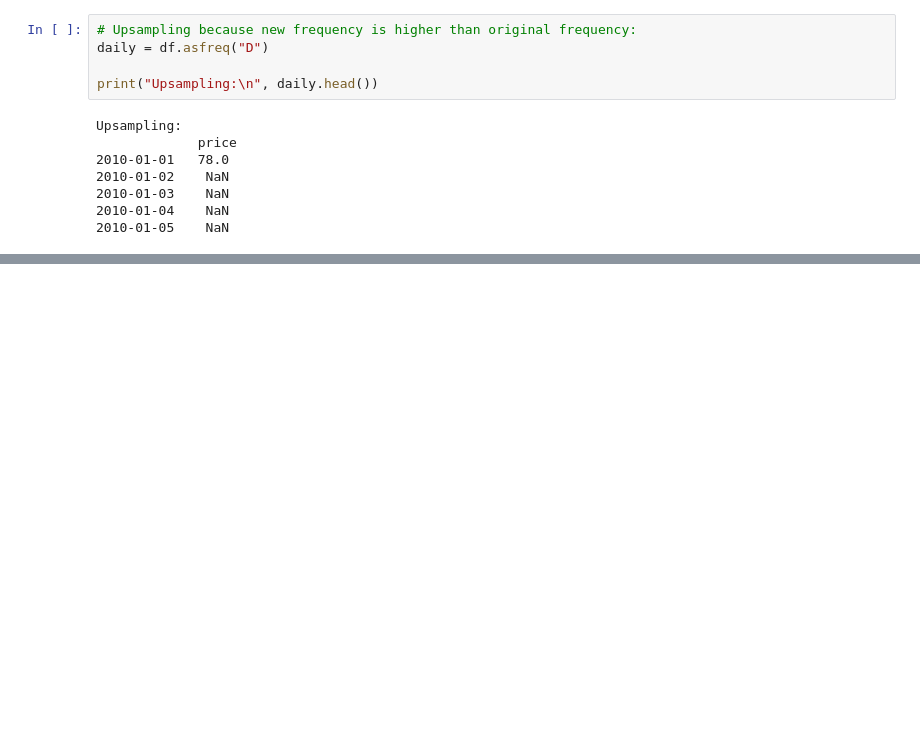
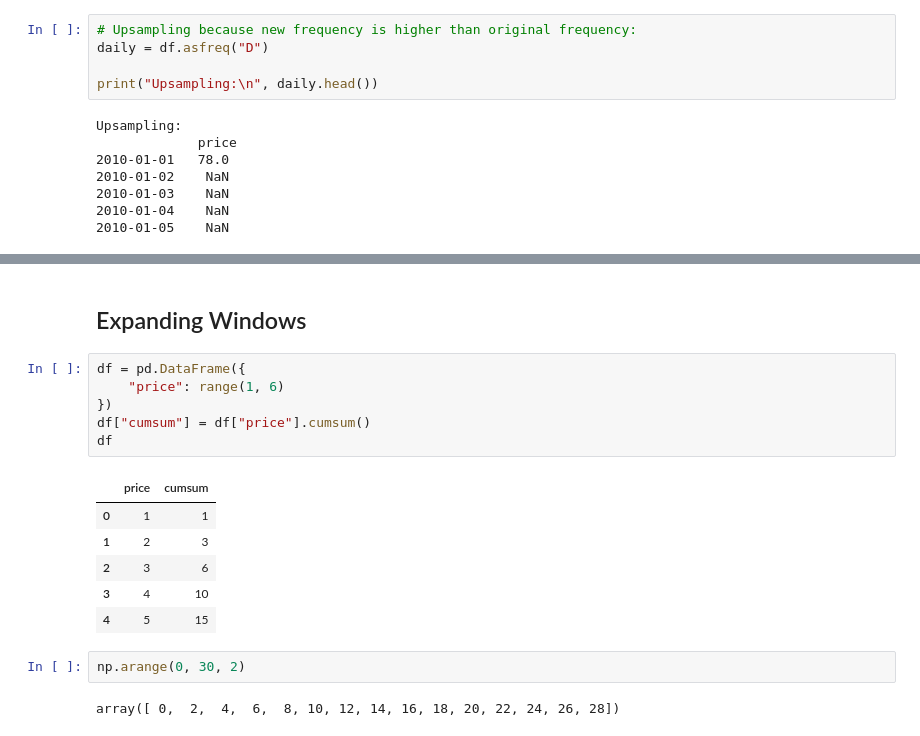
Before and after one commit to mattm/python-cheat-sheet, a Jupyter notebook: Time Series.ipynb, the cells around one changed output, grey strips where cells are left out. Cells and saved outputs as stored; diff of their text form; blank space fills up the shorter version.

```diff
--- a/Time Series.ipynb
+++ b/Time Series.ipynb
@@ -183,0 +358,19 @@ Upsampling:
+# %% [markdown]
+## Expanding Windows
+# %%
+df = pd.DataFrame({
+    "price": range(1, 6)
+})
+df["cumsum"] = df["price"].cumsum()
+df
+# %% [output]
+|  | price | cumsum |
+| 0 | 1 | 1 |
+| 1 | 2 | 3 |
+| 2 | 3 | 6 |
+| 3 | 4 | 10 |
+| 4 | 5 | 15 |
+# %%
+np.arange(0, 30, 2)
+# %% [output]
+array([ 0,  2,  4,  6,  8, 10, 12, 14, 16, 18, 20, 22, 24, 26, 28])
```
Also changed, not shown: parts of 10 cells of this notebook, 2 other files.
